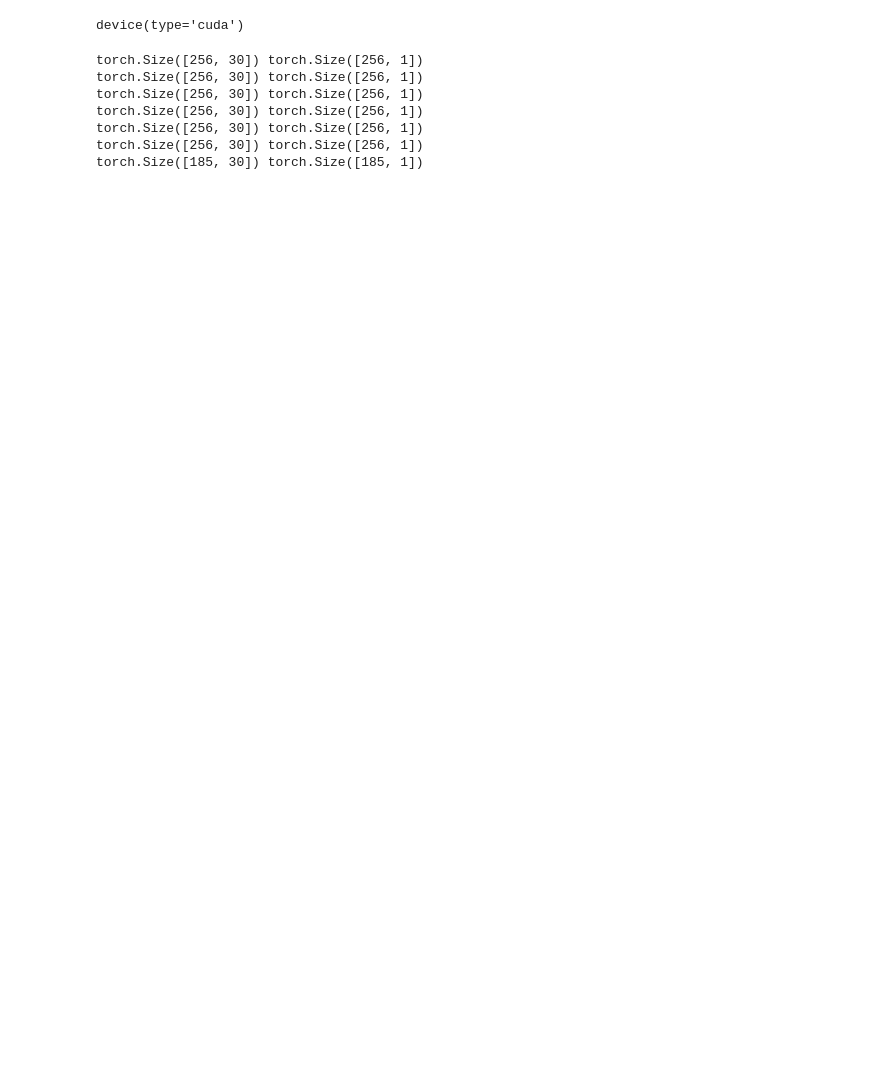
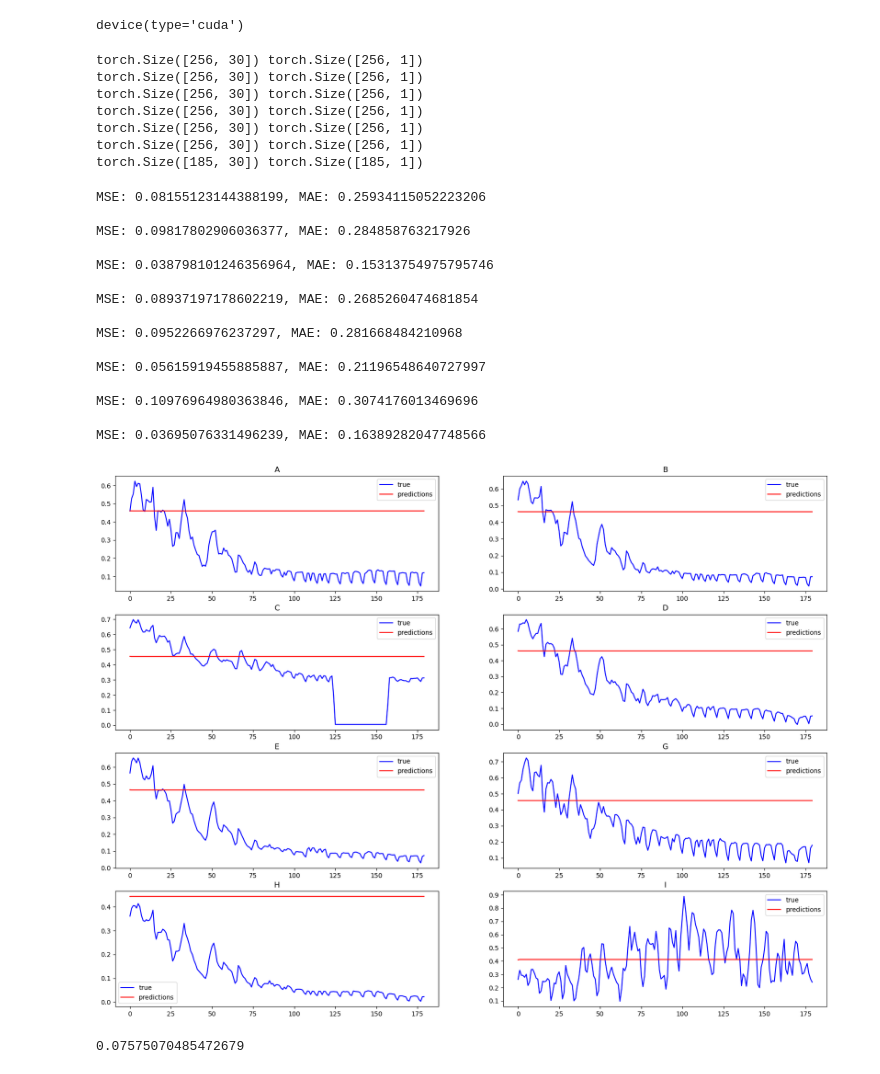
Before and after one commit to qja1998/co2_forecast, a Jupyter notebook: lstm.ipynb, the cells around one changed output. Cells and saved outputs as stored; diff of their text form; code cells hidden in the pictures; blank space fills up the shorter version.

Commit message:
231211 transformer test complete

```diff
--- a/lstm.ipynb
+++ b/lstm.ipynb
@@ -111,14 +113,14 @@ conv_size = 4
 
 batch_szie = 256
 
-# gru: 256-3 -> 1057897
-# lstm: 256-3 -> 1410153
-# rnn: 256-9 -> 1142889
-# transformer: 128-1 -> 1186177
-model_fig = [('gru', 256, 3),
-             ('lstm', 256, 3),
-             ('rnn', 256, 9)]
-model_name, hidden_szie, num_layers = model_fig[2]
+# gru: 100-2 -> 127981
+# lstm: 80-2 -> 117201
+# rnn: 180-2 -> 120541
+# transformer: 32-512-2 -> 113025
+model_fig = [('gru', 100, 2),
+             ('lstm', 80, 2),
+             ('rnn', 180, 2)]
+model_name, hidden_szie, num_layers = model_fig[0]
 model = Model(model_name, seq_len, hidden_szie, num_layers).to(device)
 
 train_loader = DataLoader(train_dataset, batch_size=batch_szie, shuffle=True)
@@ -168,46 +170,68 @@ def train(model, train_loader_list, optimizer, criterion, epoch):
 def predict_plot(model, val_data_list):
 
     model.eval()
+    total_mse, total_mae = 0, 0
     sub_num = 421
     plt.figure(figsize=(20, 15))
-
+    true_val_list, predictions_list = [], []
     for t, val_data, scaler in val_data_list:
         x = val_data[0][0].view(1, -1).to(device)
-        y = val_data[0][1].unsqueeze(-1).to(device)
         true_val = []
         predictions = []
 
-        total_mse = 0
         mse = nn.MSELoss()
-        total_mae = 0
         mae = nn.L1Loss()
 
         with torch.no_grad():
             for i, (_, true_y) in enumerate(val_data):
                 output = model(x).squeeze(-1)
                 tmp = x[0][:-1].unsqueeze(0)
                 x = torch.cat([tmp, output[:1].unsqueeze(0)], dim=1)
 
-                total_mse += mse(output, true_y.unsqueeze(-1).to(device))
-                total_mae += mae(output, true_y.unsqueeze(-1).to(device))
-                true_val.append(float(scaler.inverse_transform(true_y.detach().cpu().numpy().reshape(-1, 1))))
-                predictions.append(float(scaler.inverse_transform(output.detach().cpu().numpy().reshape(-1, 1))))
+                true_val.append(float(true_y.item()))
+                predictions.append(float(output.item()))
 
-        total_mse += mse(predictions, true_val.to(device))
-        total_mae += mae(predictions, true_val.to(device))
-        print(f'\nMSE: {total_mse / len(val_data)}, MAE: {total_mae / len(val_data)}')
+        total_mse += mse(torch.FloatTensor(predictions), torch.FloatTensor(true_val))
+        total_mae += mae(torch.FloatTensor(predictions), torch.FloatTensor(true_val))
+
         x = np.arange(len(true_val))
 
         plt.subplot(sub_num)
         plt.rc('font', size=10)
         plt.plot(x[:180], true_val[:180], label='true', c='blue')
         plt.plot(x[:180], predictions[:180], label='predictions', c='red')
         plt.title(t)
         plt.legend()
 
+        true_val_list.append((torch.FloatTensor(true_val), scaler))
+        predictions_list.append((torch.FloatTensor(predictions), scaler))
         sub_num += 1
+    print(f'\nMSE: {total_mse/len(val_data_list)}, MAE: {total_mae/len(val_data_list)}')
     plt.savefig(f'./paper_graph/{model_name}.png')
     plt.show()
 
-    return true_val, predictions
+    return true_val_list, predictions_list
+
+true_val_list, predictions_list = predict_plot(model, val_ds_list)
+# %% [output]
+MSE: 0.08155123144388199, MAE: 0.25934115052223206
+
+MSE: 0.09817802906036377, MAE: 0.284858763217926
+
+MSE: 0.038798101246356964, MAE: 0.15313754975795746
+
+MSE: 0.08937197178602219, MAE: 0.2685260474681854
+
+MSE: 0.0952266976237297, MAE: 0.281668484210968
+
+MSE: 0.05615919455885887, MAE: 0.21196548640727997
+
+MSE: 0.10976964980363846, MAE: 0.3074176013469696
+
+MSE: 0.03695076331496239, MAE: 0.16389282047748566
+[figure, added]
+# %%
+(0.08155123144388199 + 0.09817802906036377 + 0.038798101246356964 + 0.08937197178602219 + 0.0952266976237297 + 0.05615919455885887 + 0.10976964980363846 + 0.03695076331496239) / 8
+# %% [output]
+0.07575070485472679
 # %%
```
Also changed, not shown: parts of 5 cells of this notebook, 12 other files.
